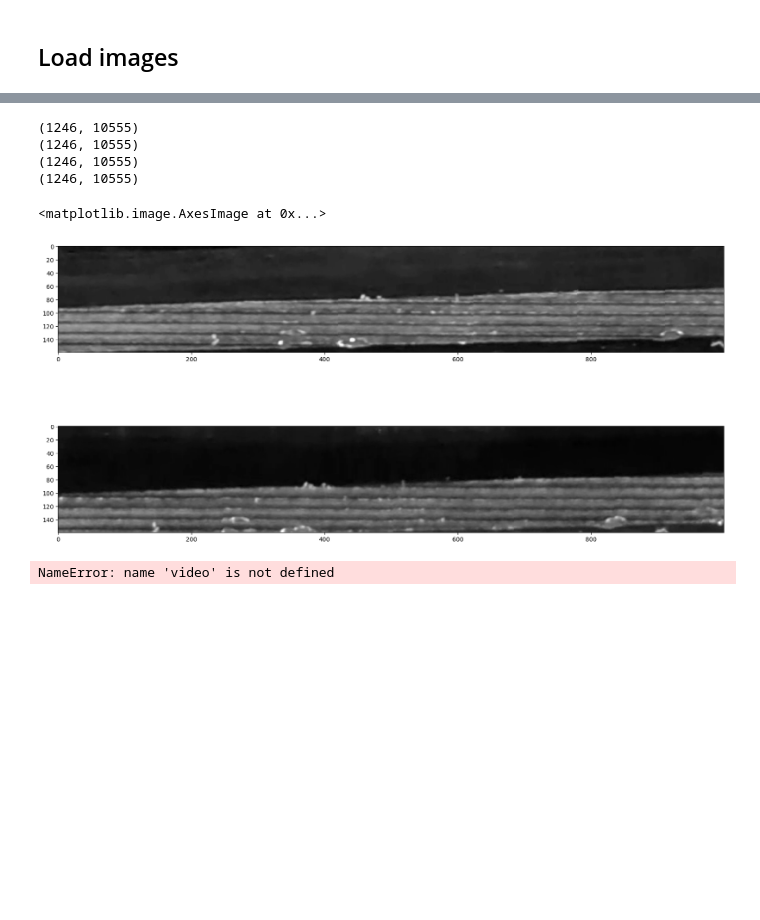
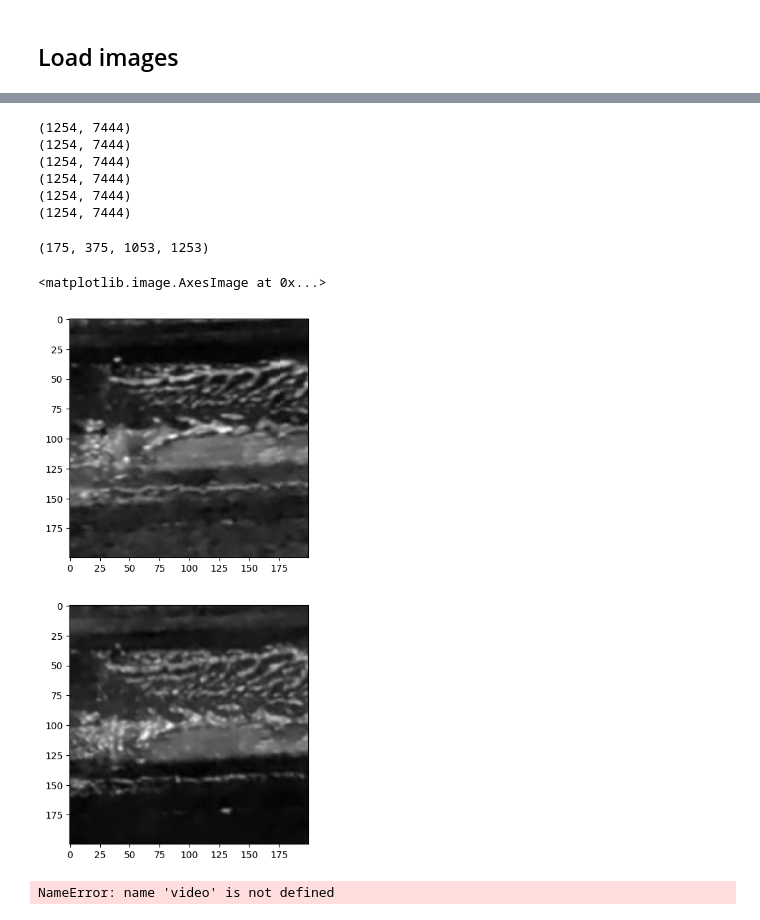
Before and after one commit to research-centre-rez/zavity, a Jupyter notebook: notebooks/01_oio-focused.ipynb, the cells around one changed output, grey strips where cells are left out. Cells and saved outputs as stored; diff of their text form; code cells hidden in the pictures; blank space fills up the shorter version.

```diff
--- a/notebooks/01_oio-focused.ipynb
+++ b/notebooks/01_oio-focused.ipynb
@@ -94,7 +94,7 @@ SRC = "/Users/fathe/OneDrive/Documents/UK/MFF/Thesis/output"
 # %%
 rows_images = []
 for filename in sorted(os.listdir(SRC)):
-    if "GX010010" in filename and "-oio-" in filename and "png" in filename and not "png_" in filename:
+    if "srp" in filename and "-oio-" in filename and "png" in filename and not "png_" in filename:
         print(filename)
         rows_images.append(iio.imread(os.path.join(SRC, filename)))
 # %% [output]
@@ -131,7 +135,9 @@ for r in rows_images:
     print(r.shape)
     shapes.append(r.shape)
 # %% [output]
-(1246, 10555)
-(1246, 10555)
-(1246, 10555)
-(1246, 10555)
+(1254, 7444)
+(1254, 7444)
+(1254, 7444)
+(1254, 7444)
+(1254, 7444)
+(1254, 7444)
@@ -138,41 +146,46 @@ for r in rows_images:
 # %%
-scan_shift = 1018
-roll = -520
+scan_shift = 878
+roll = 490
 # %%
-rows_showed = 160
-columns_showed = 1000
-start_column = 2250
+rows_showed = 200
+columns_showed = 200
+start_column = 3050
+start_row = 1253 - rows_showed
+# %%
+start_row-scan_shift, start_row-scan_shift+rows_showed, start_row, start_row+rows_showed
+# %% [output]
+(175, 375, 1053, 1253)
 # %%
 plt.figure(figsize=(20,10))
 ax = plt.subplot(211)
-ax.imshow(rows_images[0][1050:1050+rows_showed, start_column:start_column+columns_showed], cmap="gray")
+ax.imshow(rows_images[0][start_row:start_row+rows_showed, start_column:start_column+columns_showed], cmap="gray")
 ax = plt.subplot(212)
-ax.imshow(rows_images[1][1050-scan_shift:1050-scan_shift+rows_showed, start_column+roll:start_column+columns_showed+roll], cmap="gray")
+ax.imshow(rows_images[1][start_row-scan_shift:start_row-scan_shift+rows_showed, start_column+roll:start_column+columns_showed+roll], cmap="gray")
 # ax = plt.subplot(211)
 # ax.imshow(np.rot90(rows_images[0], 2)[1560:1560+rows_showed, 9500:9500+columns_showed], cmap="gray")
 # ax = plt.subplot(212)
 # ax.imshow(np.rot90(rows_images[1], 2)[1560-scan_shift:1560+rows_showed-scan_shift, 9500+roll:9500+columns_showed+roll], cmap="gray")
 # ax = plt.subplot(211)
 # ax.imshow(rows_images[0], cmap="gray")
 # ax = plt.subplot(212)
 # ax.imshow(rows_images[1], cmap="gray")
 # ax = plt.subplot(211)
 # ax.imshow(rows_images[1][1560:2160, :], cmap="gray")
 # ax = plt.subplot(212)
 # ax.imshow(rows_images[2][1560-shift:2160-shift, :], cmap="gray")
 # ax = plt.subplot(211)
 # ax.imshow(rows_images[0][:, 7500:10000], cmap="gray")
 # ax = plt.subplot(212)
 # ax.imshow(rows_images[1][:, 7500+roll:10000+roll], cmap="gray")
 # ax = plt.subplot(513)
 # ax.imshow(rows_images[2][:, 5000:7500], cmap="gray")
 # ax = plt.subplot(514)
 # ax.imshow(rows_images[3][:, 5000:7500], cmap="gray")
 # ax = plt.subplot(515)
 # ax.imshow(rows_images[4][:, 5000:7500], cmap="gray")
 # %% [output]
 <matplotlib.image.AxesImage at 0x...>
-[figure, old version]
+[figure, new version]
 # %%
 def mutual_information(imgA, imgB, bins=15):
     # taken from https://matthew-brett.github.io/teaching/mutual_information.html
```
Also changed, not shown: parts of 11 cells of this notebook, 9 other files.
